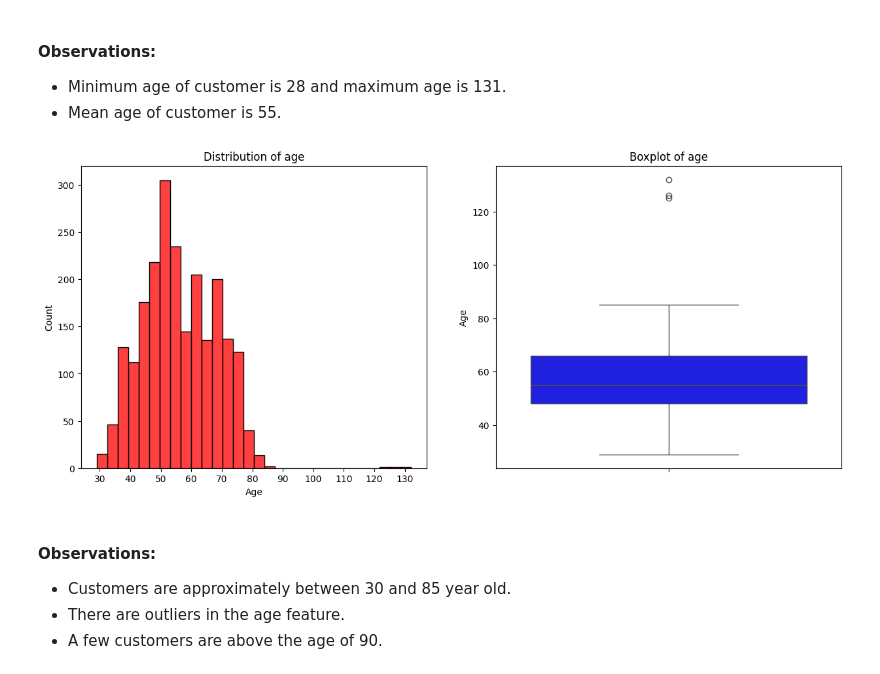
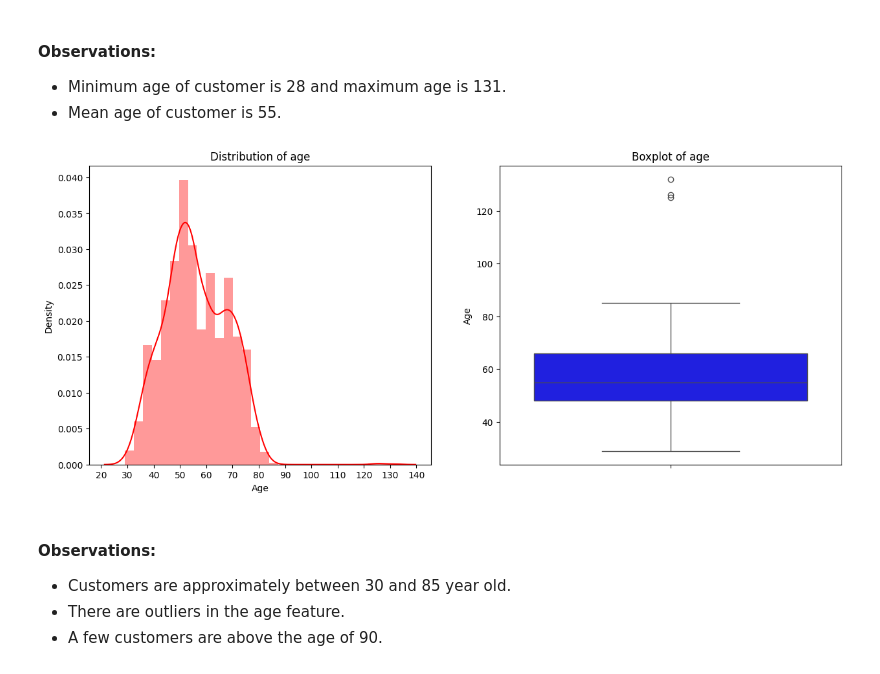
Before and after one commit to 654NISHA/ML_project, a Jupyter notebook: notebook/EDA.ipynb, the cells around one changed output. Drawn from its saved outputs; the diff is of its cells as text; code cells hidden in the pictures.

```diff
--- a/notebook/EDA.ipynb
+++ b/notebook/EDA.ipynb
@@ -246,20 +238,20 @@ Name: Age, dtype: float64
 # %%
 plt.figure(figsize=(15,6))
 
 # histogarm of age feature
 plt.subplot(1, 2, 1)
-sns.histplot(df['Age'], color = 'red',bins = 30)
+sns.distplot(df['Age'], color = 'red',bins = 30)
 plt.locator_params(axis='x', nbins=15)
 plt.title('Distribution of age')
 plt.xlabel('Age')
 
 # boxplot of age feature to check outliers
 plt.subplot(1, 2, 2)
 sns.boxplot(df['Age'], color = 'blue')
 plt.title("Boxplot of age")
 plt.show()
 # %% [output]
-[figure, old version]
+[figure, new version]
 # %% [markdown]
 #### Observations:
 - Customers are approximately between 30 and 85 year old.
```
Also changed, not shown: parts of 69 cells of this notebook, 1 other file.
